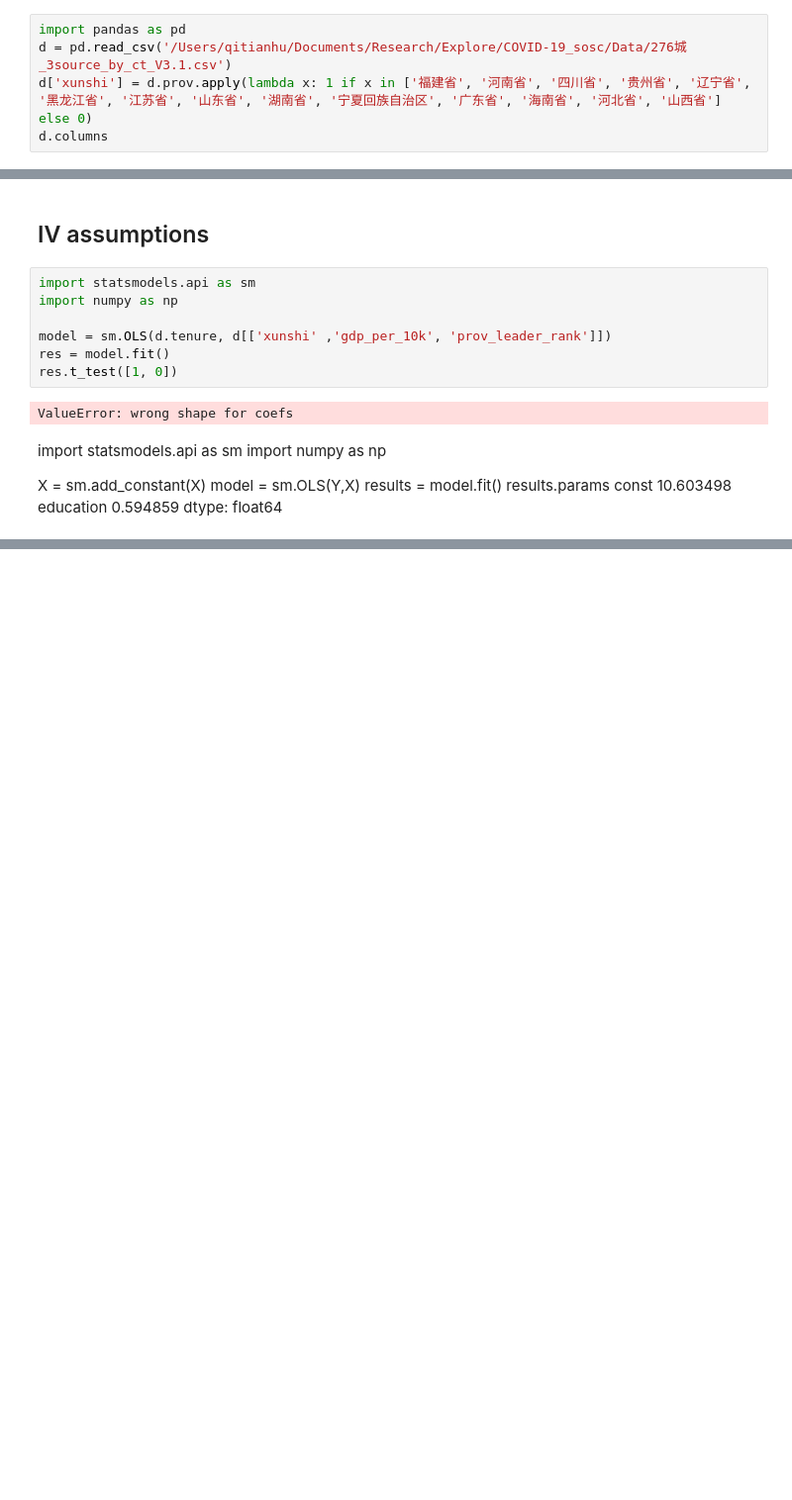
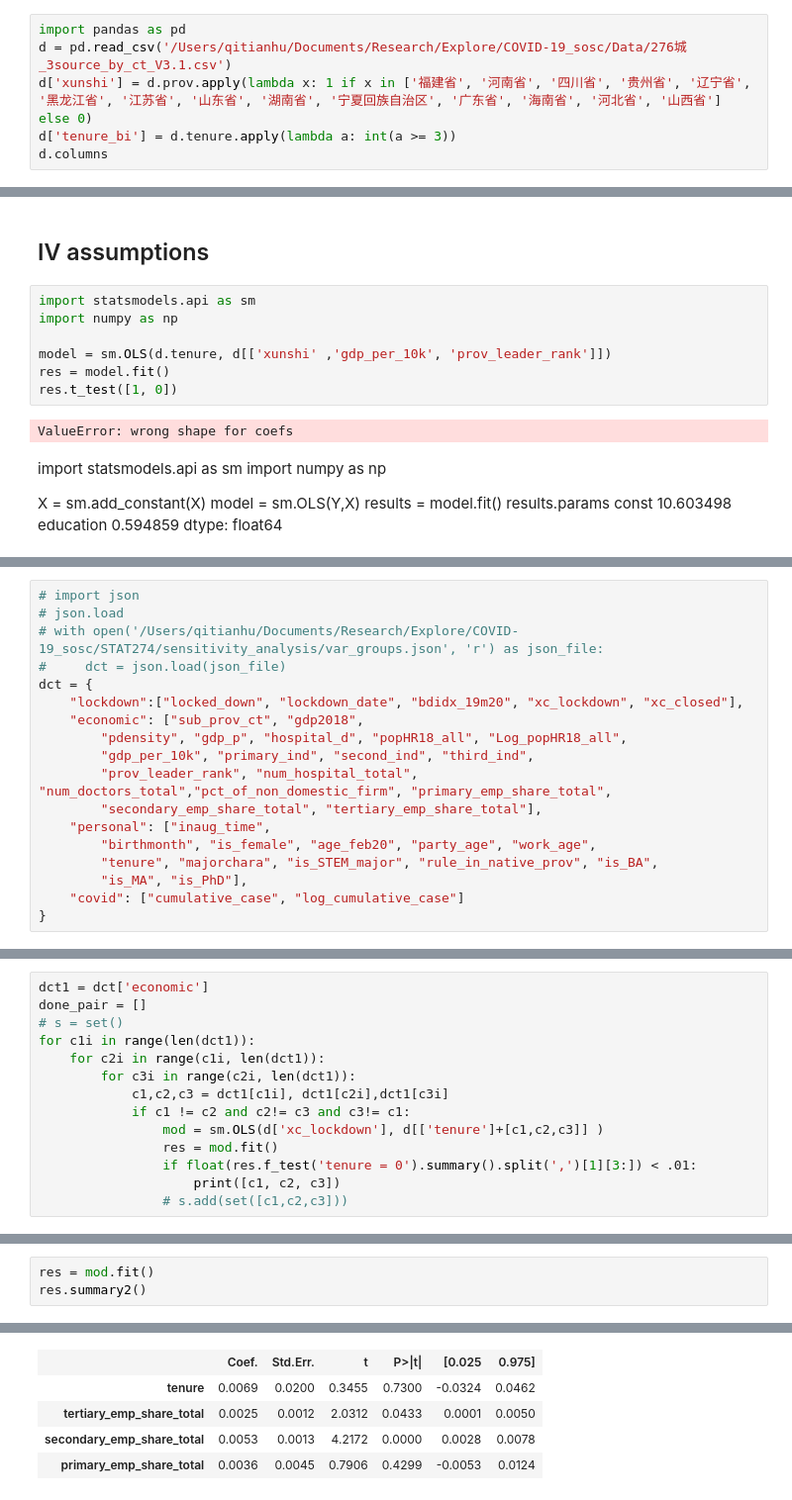
Before and after one commit to onjas-buidl/COVID-19_sosc, a Jupyter notebook: STAT274/explore.ipynb, the cells around one changed output, grey strips where cells are left out. Shown: that part at 99% size. Cells and saved outputs as stored; diff of their text form; blank space fills up the shorter version.

```diff
--- a/STAT274/explore.ipynb
+++ b/STAT274/explore.ipynb
@@ -2,4 +2,5 @@
 import pandas as pd
 d = pd.read_csv('/Users/qitianhu/Documents/Research/Explore/COVID-19_sosc/Data/276城_3source_by_ct_V3.1.csv')
 d['xunshi'] = d.prov.apply(lambda x: 1 if x in ['福建省', '河南省', '四川省', '贵州省', '辽宁省', '黑龙江省', '江苏省', '山东省', '湖南省', '宁夏回族自治区', '广东省', '海南省', '河北省', '山西省'] else 0)
+d['tenure_bi'] = d.tenure.apply(lambda a: int(a >= 3))
 d.columns
@@ -46,0 +68,18 @@ dtype: float64
+# %%
+# import json
+# json.load
+# with open('/Users/qitianhu/Documents/Research/Explore/COVID-19_sosc/STAT274/sensitivity_analysis/var_groups.json', 'r') as json_file:
+#     dct = json.load(json_file)
+dct = {
+    "lockdown":["locked_down", "lockdown_date", "bdidx_19m20", "xc_lockdown", "xc_closed"],
+    "economic": ["sub_prov_ct", "gdp2018",
+        "pdensity", "gdp_p", "hospital_d", "popHR18_all", "Log_popHR18_all",
+        "gdp_per_10k", "primary_ind", "second_ind", "third_ind",
+        "prov_leader_rank", "num_hospital_total", "num_doctors_total","pct_of_non_domestic_firm", "primary_emp_share_total",
+        "secondary_emp_share_total", "tertiary_emp_share_total"],
+    "personal": ["inaug_time",
+        "birthmonth", "is_female", "age_feb20", "party_age", "work_age",
+        "tenure", "majorchara", "is_STEM_major", "rule_in_native_prov", "is_BA",
+        "is_MA", "is_PhD"],
+    "covid": ["cumulative_case", "log_cumulative_case"]
+}
@@ -46,0 +95,14 @@ dtype: float64
+# %%
+dct1 = dct['economic']
+done_pair = []
+# s = set()
+for c1i in range(len(dct1)):
+    for c2i in range(c1i, len(dct1)):
+        for c3i in range(c2i, len(dct1)):
+            c1,c2,c3 = dct1[c1i], dct1[c2i],dct1[c3i]
+            if c1 != c2 and c2!= c3 and c3!= c1:
+                mod = sm.OLS(d['xc_lockdown'], d[['tenure']+[c1,c2,c3]] )
+                res = mod.fit()
+                if float(res.f_test('tenure = 0').summary().split(',')[1][3:]) < .01:
+                    print([c1, c2, c3])
+                # s.add(set([c1,c2,c3]))
@@ -46,0 +127,4 @@ dtype: float64
+# %%
+res = mod.fit()
+res.summary2()
+# %% [output]
@@ -46,0 +138,5 @@ dtype: float64
+|  | Coef. | Std.Err. | t | P>|t| | [0.025 | 0.975] |
+| tenure | 0.0069 | 0.0200 | 0.3455 | 0.7300 | -0.0324 | 0.0462 |
+| tertiary_emp_share_total | 0.0025 | 0.0012 | 2.0312 | 0.0433 | 0.0001 | 0.0050 |
+| secondary_emp_share_total | 0.0053 | 0.0013 | 4.2172 | 0.0000 | 0.0028 | 0.0078 |
+| primary_emp_share_total | 0.0036 | 0.0045 | 0.7906 | 0.4299 | -0.0053 | 0.0124 |
```
Also changed, not shown: parts of 16 cells of this notebook, 15 other files.
